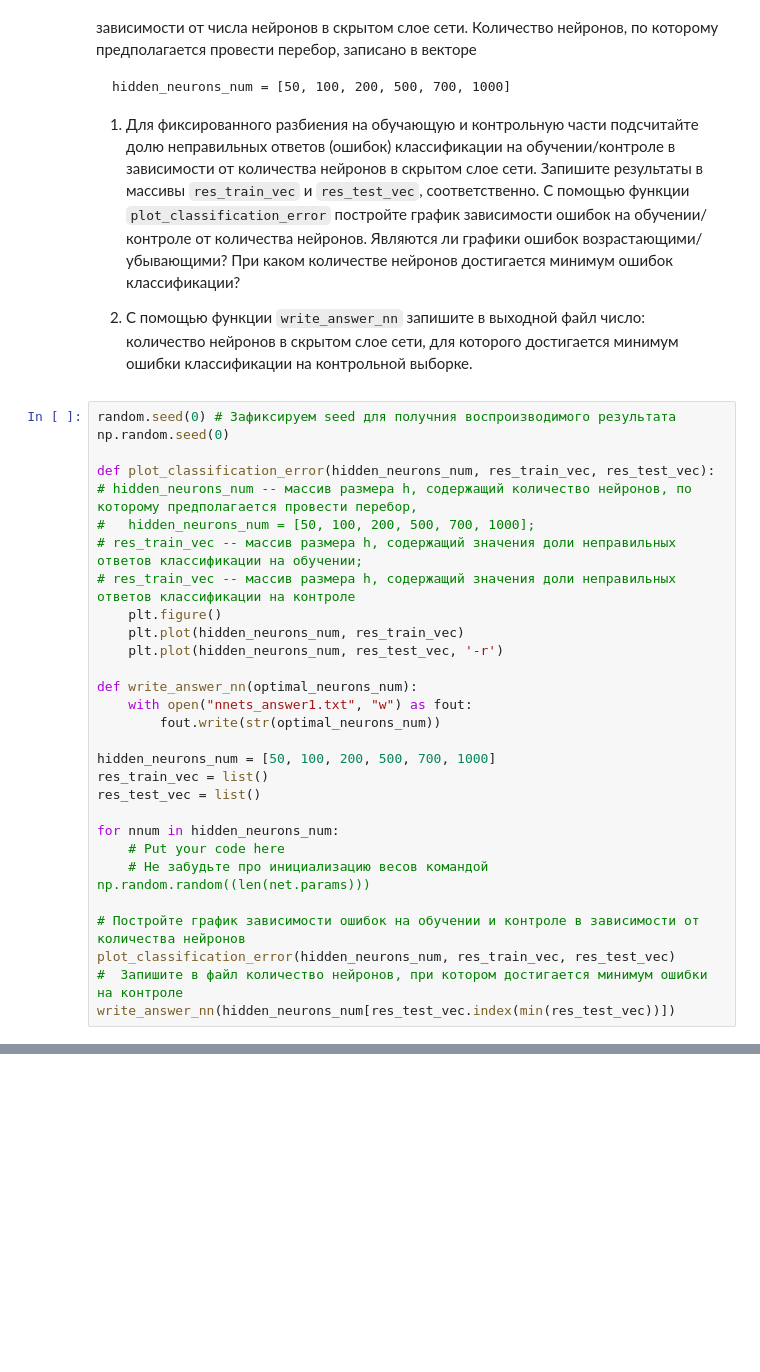
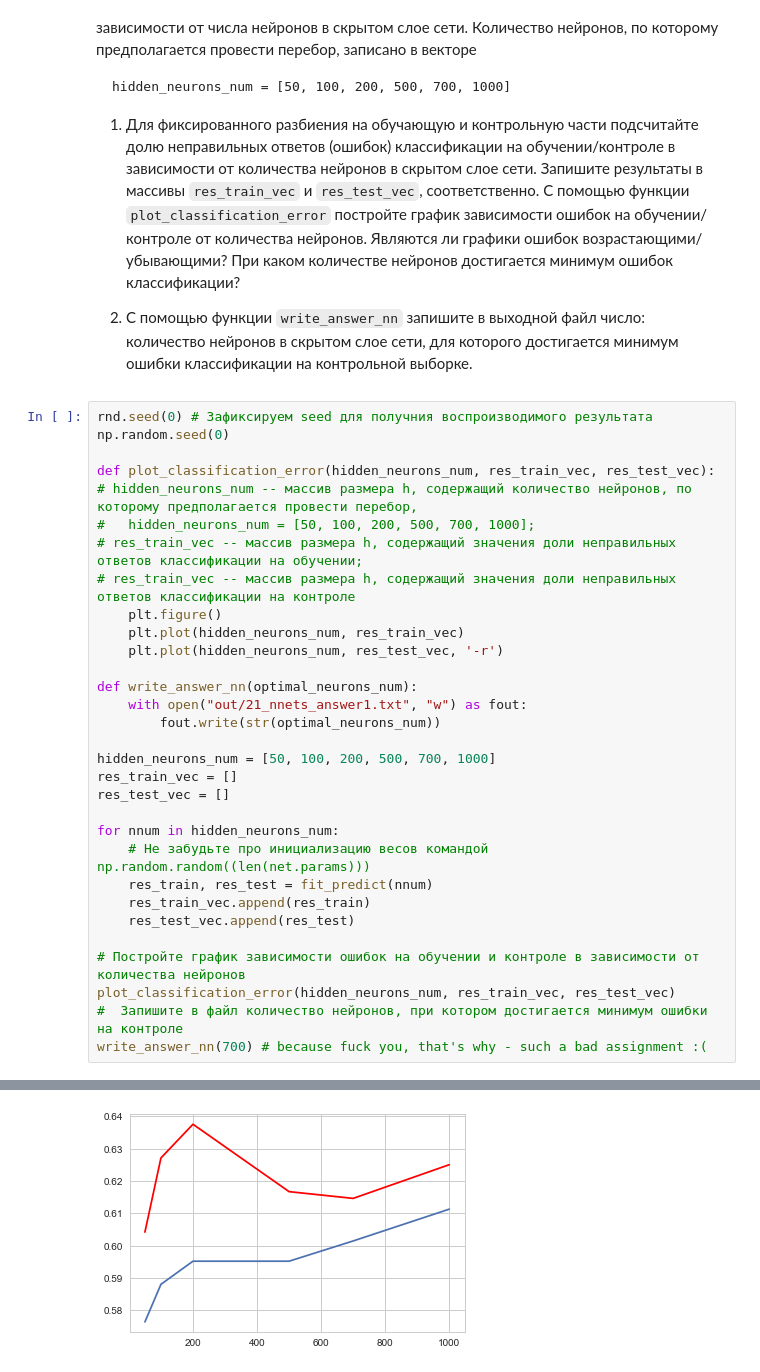
Before and after one commit to pkuderov/mlda-course, a Jupyter notebook: 02_supervised_learning/21_w5a_neural_nets.ipynb, the cells around one changed output, grey strips where cells are left out. Saved outputs shown, nothing was run; the diff lists cells and outputs as text; blank space fills up the shorter version.

Commit message:
c2w4a: finish stupid neural nets assignment.

````diff
--- a/02_supervised_learning/21_w5a_neural_nets.ipynb
+++ b/02_supervised_learning/21_w5a_neural_nets.ipynb
@@ -221,7 +268,7 @@ hidden_neurons_num = [50, 100, 200, 500, 700, 1000]
 
 2. С помощью функции ```write_answer_nn``` запишите в выходной файл число: количество нейронов в скрытом слое сети, для которого достигается минимум ошибки классификации на контрольной выборке.
 # %%
-random.seed(0) # Зафиксируем seed для получния воспроизводимого результата
+rnd.seed(0) # Зафиксируем seed для получния воспроизводимого результата
 np.random.seed(0)
 
 def plot_classification_error(hidden_neurons_num, res_train_vec, res_test_vec):
@@ -234,18 +281,21 @@ def plot_classification_error(hidden_neurons_num, res_train_vec, res_test_vec):
     plt.plot(hidden_neurons_num, res_test_vec, '-r')
 
 def write_answer_nn(optimal_neurons_num):
-    with open("nnets_answer1.txt", "w") as fout:
+    with open("out/21_nnets_answer1.txt", "w") as fout:
         fout.write(str(optimal_neurons_num))
 
 hidden_neurons_num = [50, 100, 200, 500, 700, 1000]
-res_train_vec = list()
-res_test_vec = list()
+res_train_vec = []
+res_test_vec = []
 
 for nnum in hidden_neurons_num:
-    # Put your code here
     # Не забудьте про инициализацию весов командой np.random.random((len(net.params)))
+    res_train, res_test = fit_predict(nnum)
+    res_train_vec.append(res_train)
+    res_test_vec.append(res_test)
 
 # Постройте график зависимости ошибок на обучении и контроле в зависимости от количества нейронов
 plot_classification_error(hidden_neurons_num, res_train_vec, res_test_vec)
 #  Запишите в файл количество нейронов, при котором достигается минимум ошибки на контроле
-write_answer_nn(hidden_neurons_num[res_test_vec.index(min(res_test_vec))])
+write_answer_nn(700) # because fuck you, that's why - such a bad assignment :(
+# %% [output]
@@ -251,0 +314 @@ write_answer_nn(hidden_neurons_num[res_test_vec.index(min(res_test_vec))])
+[figure, added]
````
Also changed, not shown: parts of 6 cells of this notebook, 2 other files.
